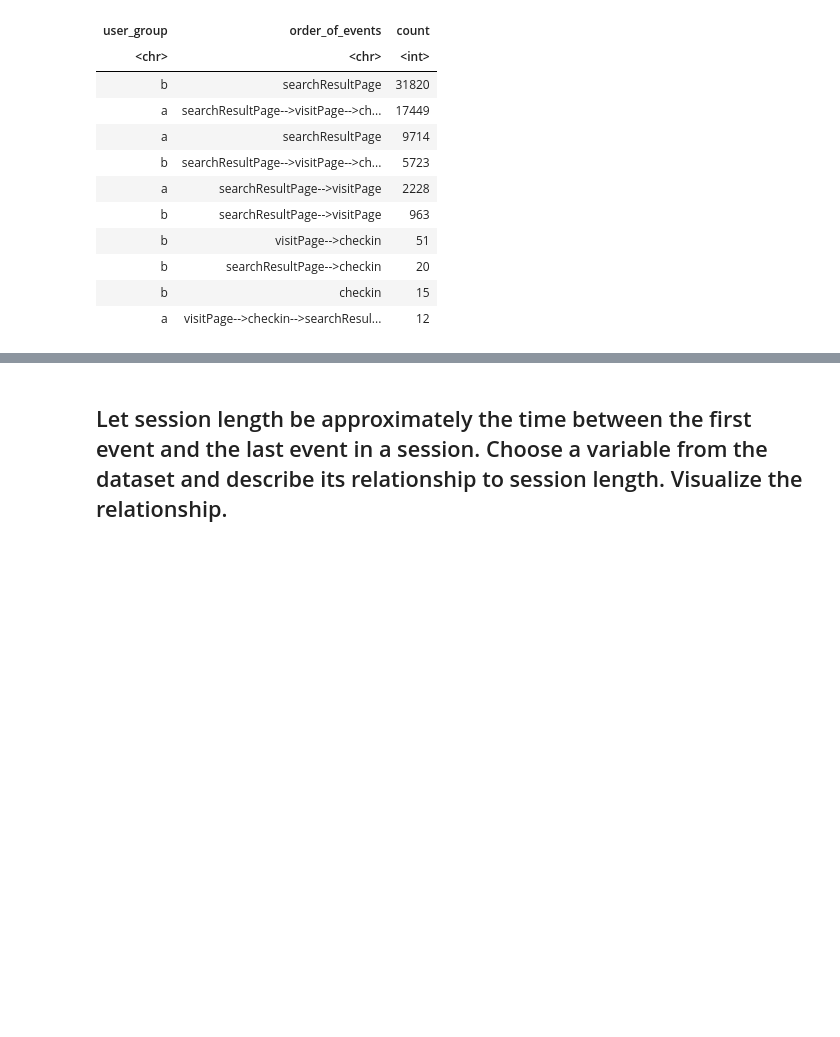
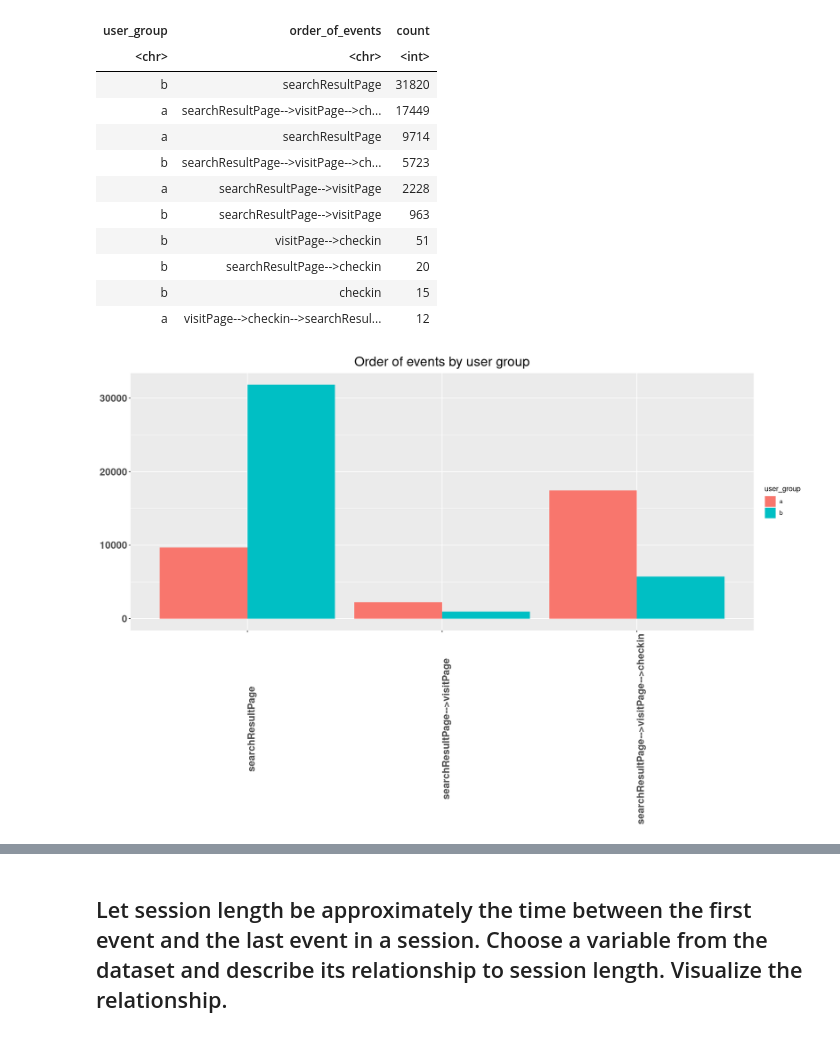
Before and after one commit to devarajphukan/wikimedia-discovery-analysis, a Jupyter notebook: explore.ipynb, the cells around one changed output, grey strips where cells are left out. Saved outputs shown, nothing was run; the diff lists cells and outputs as text; code cells hidden in the pictures; blank space fills up the shorter version.

```diff
--- a/explore.ipynb
+++ b/explore.ipynb
@@ -220,10 +243,13 @@ A data.frame: 10 × 8
 # %%
 suppressMessages({
-events_session_group %>%
+summarised_order_of_events = events_session_group %>%
     group_by(user_group, order_of_events) %>%
     summarize(count = n()) %>%
-    arrange(desc(count))  %>% head(10)
+    arrange(desc(count))
 })
+long_format_summarised_order_of_events = melt(summarised_order_of_events,
+                                              id.vars=c('user_group', 'order_of_events')) %>% na.omit()
+head(summarised_order_of_events, 10)
 # %% [output]
 A grouped_df: 10 × 3
 | user_group | order_of_events | count |
@@ -238,4 +264,18 @@ A grouped_df: 10 × 3
 | b | searchResultPage-->checkin | 20 |
 | b | checkin | 15 |
 | a | visitPage-->checkin-->searchResul... | 12 |
+# %%
+options(repr.plot.width=15, repr.plot.height=10)
+ggplot(data= long_format_summarised_order_of_events %>% filter(value > 100),
+       aes(x=factor(order_of_events), y=value)) +
+  geom_bar(aes(fill = user_group), position = "dodge", stat="identity") +
+            ylab("count") + xlab("order_of_events") +
+  theme(axis.title.x = element_blank(), axis.title.y = element_blank(),
+        axis.text.x = element_text(angle = 90, face = "bold", size = 15),
+        axis.text.y = element_text(face = "bold", size = 15),
+        axis.title = element_text(face = "bold", size = 15),
+        plot.title = element_text(hjust = 0.5, size = 20)) +
+  ggtitle("Order of events by user group")
+# %% [output]
+[figure, added]
 # %% [markdown]
```
Also changed, not shown: parts of 5 cells of this notebook.
